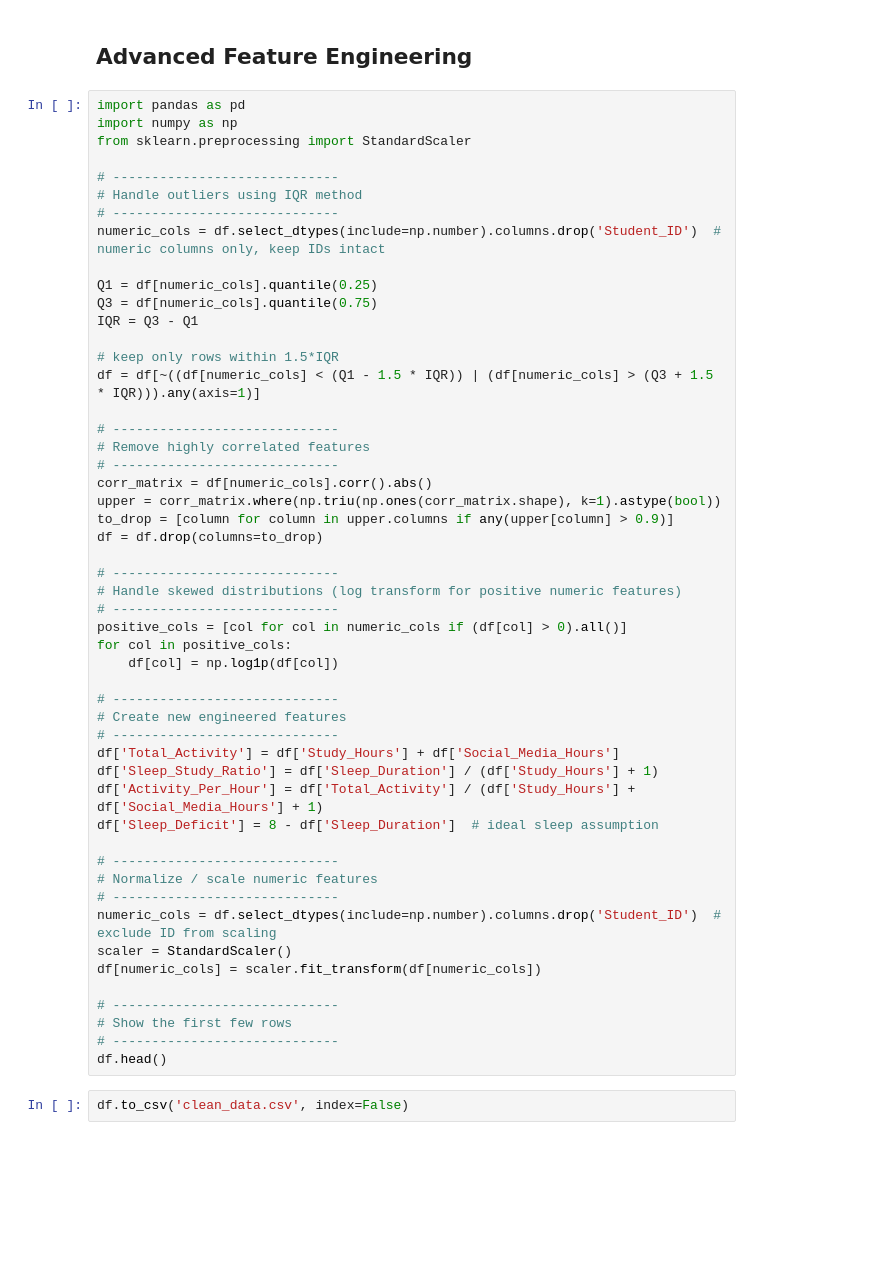
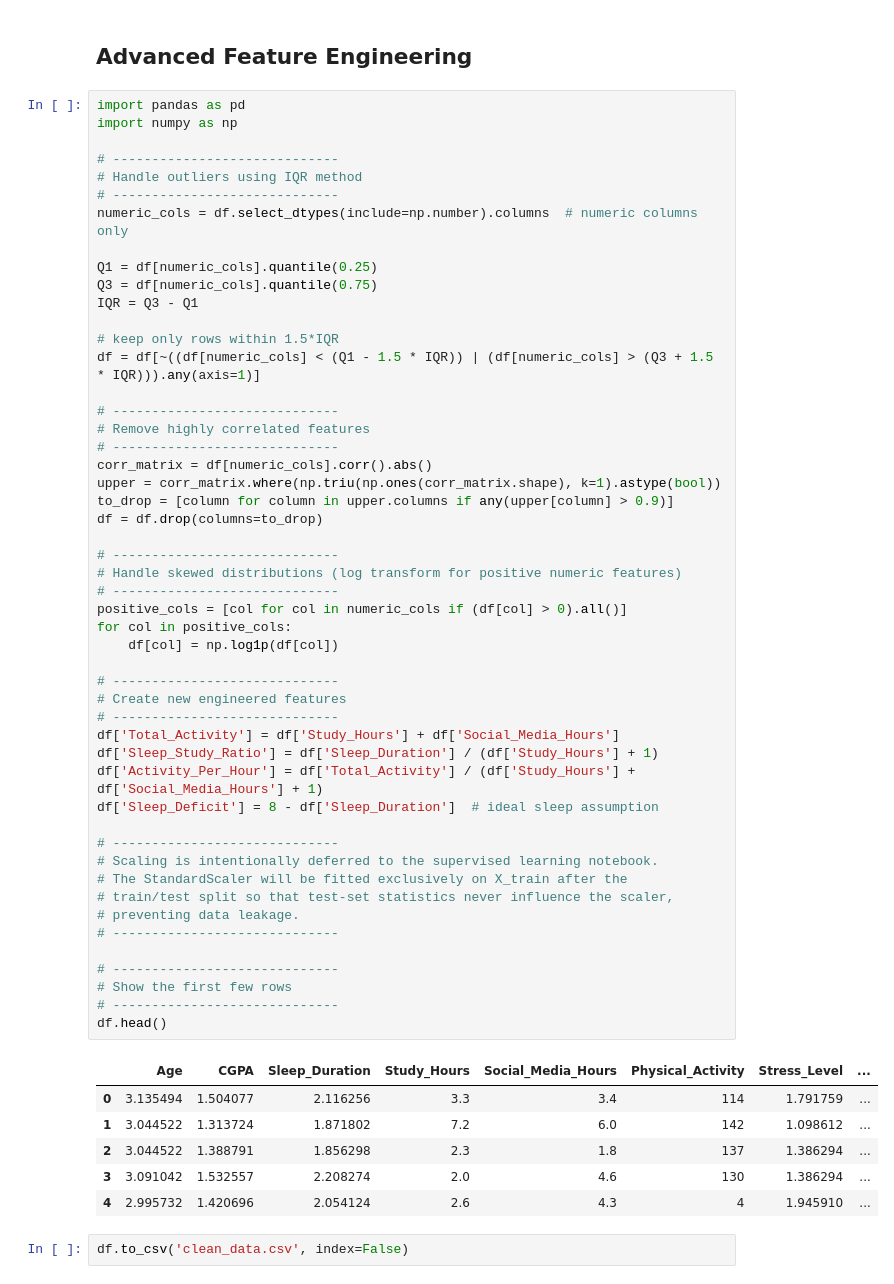
Before and after one commit to lisudais/SWE485-Project-Group5, a Jupyter notebook: Phase1_Data_Exploration.ipynb, the cells around one changed output. Saved outputs shown, nothing was run; the diff lists cells and outputs as text; blank space fills up the shorter version.

```diff
--- a/Phase1_Data_Exploration.ipynb
+++ b/Phase1_Data_Exploration.ipynb
@@ -344,12 +478,11 @@ df = df_processed.copy()
 # %%
 import pandas as pd
 import numpy as np
-from sklearn.preprocessing import StandardScaler
 
 # -----------------------------
 # Handle outliers using IQR method
 # -----------------------------
-numeric_cols = df.select_dtypes(include=np.number).columns.drop('Student_ID')  # numeric columns only, keep IDs intact
+numeric_cols = df.select_dtypes(include=np.number).columns  # numeric columns only
 
 Q1 = df[numeric_cols].quantile(0.25)
 Q3 = df[numeric_cols].quantile(0.75)
@@ -361,36 +494,43 @@ df = df[~((df[numeric_cols] < (Q1 - 1.5 * IQR)) | (df[numeric_cols] > (Q3 + 1.5
 # -----------------------------
 # Remove highly correlated features
 # -----------------------------
 corr_matrix = df[numeric_cols].corr().abs()
 upper = corr_matrix.where(np.triu(np.ones(corr_matrix.shape), k=1).astype(bool))
 to_drop = [column for column in upper.columns if any(upper[column] > 0.9)]
 df = df.drop(columns=to_drop)
 
 # -----------------------------
 # Handle skewed distributions (log transform for positive numeric features)
 # -----------------------------
 positive_cols = [col for col in numeric_cols if (df[col] > 0).all()]
 for col in positive_cols:
     df[col] = np.log1p(df[col])
 
 # -----------------------------
 # Create new engineered features
 # -----------------------------
 df['Total_Activity'] = df['Study_Hours'] + df['Social_Media_Hours']
 df['Sleep_Study_Ratio'] = df['Sleep_Duration'] / (df['Study_Hours'] + 1)
 df['Activity_Per_Hour'] = df['Total_Activity'] / (df['Study_Hours'] + df['Social_Media_Hours'] + 1)
 df['Sleep_Deficit'] = 8 - df['Sleep_Duration']  # ideal sleep assumption
 
 # -----------------------------
-# Normalize / scale numeric features
+# Scaling is intentionally deferred to the supervised learning notebook.
+# The StandardScaler will be fitted exclusively on X_train after the
+# train/test split so that test-set statistics never influence the scaler,
+# preventing data leakage.
 # -----------------------------
-numeric_cols = df.select_dtypes(include=np.number).columns.drop('Student_ID')  # exclude ID from scaling
-scaler = StandardScaler()
-df[numeric_cols] = scaler.fit_transform(df[numeric_cols])
 
 # -----------------------------
 # Show the first few rows
 # -----------------------------
 df.head()
+# %% [output]
+|  | Age | CGPA | Sleep_Duration | Study_Hours | Social_Media_Hours | Physical_Activity | Stress_Level | ... |
+| 0 | 3.135494 | 1.504077 | 2.116256 | 3.3 | 3.4 | 114 | 1.791759 | ... |
+| 1 | 3.044522 | 1.313724 | 1.871802 | 7.2 | 6.0 | 142 | 1.098612 | ... |
+| 2 | 3.044522 | 1.388791 | 1.856298 | 2.3 | 1.8 | 137 | 1.386294 | ... |
+| 3 | 3.091042 | 1.532557 | 2.208274 | 2.0 | 4.6 | 130 | 1.386294 | ... |
+| 4 | 2.995732 | 1.420696 | 2.054124 | 2.6 | 4.3 | 4 | 1.945910 | ... |
 # %%
 df.to_csv('clean_data.csv', index=False)
```
Also changed, not shown: parts of 13 cells of this notebook, 2 other files.
